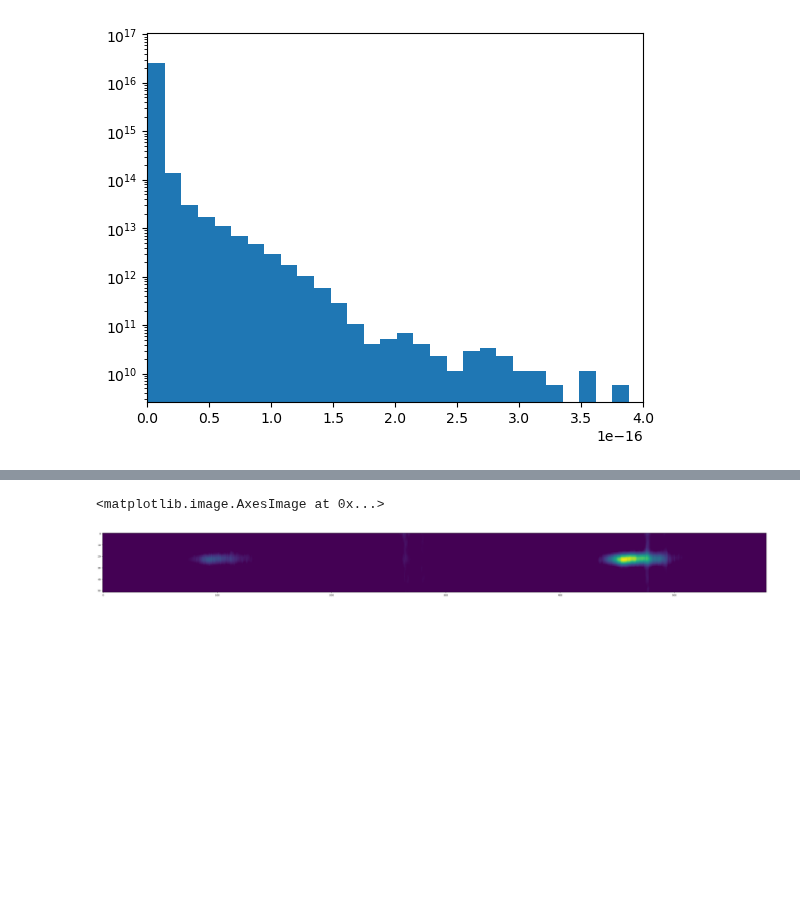
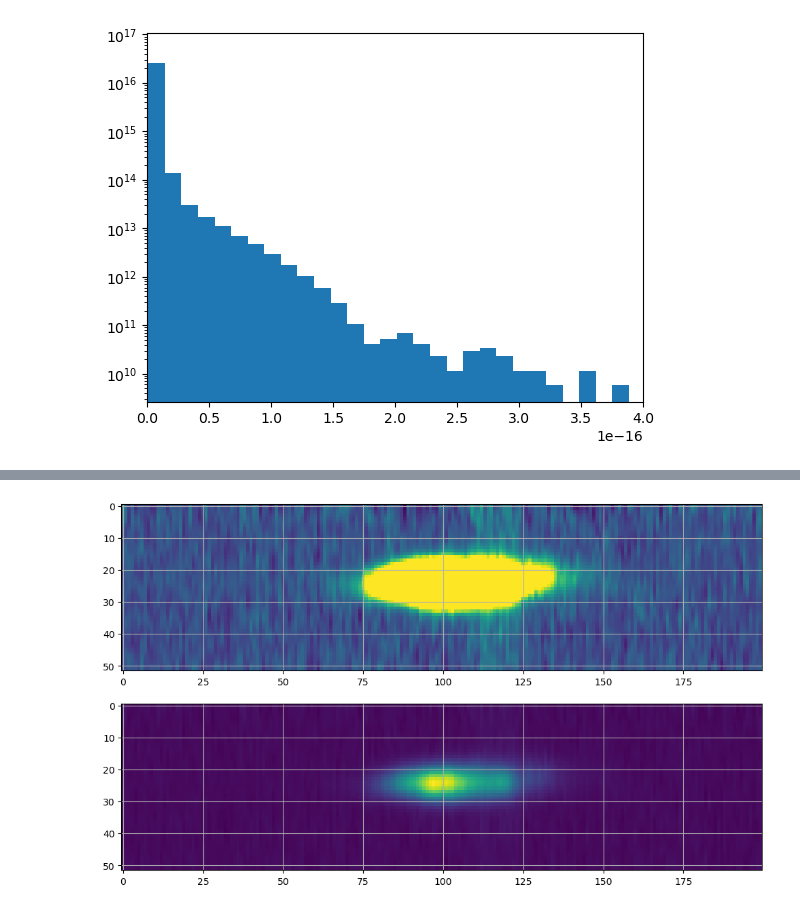
Before and after one commit to ixakalabadie/ViSL3D, a Jupyter notebook: create_3d_optical.ipynb, the cells around one changed output, grey strips where cells are left out. Saved outputs shown, nothing was run; the diff lists cells and outputs as text; code cells hidden in the pictures; blank space fills up the shorter version.

```diff
--- a/create_3d_optical.ipynb
+++ b/create_3d_optical.ipynb
@@ -74,12 +74,13 @@ HI_cube = HI_cube.unmasked_data[limz[0]:limz[1]+1,limy[0]:limy[1]+1,limx[0]:limx
 # Slice the data, transpose to (ra,dec,v) and flip axes if needed (see if step in FITS header is + or -)
 HI_cube = transpose(HI_cube, (dra,ddec,dv))
-# %%
-fig, ax = plt.subplots(figsize=(50,20))
-ax.imshow(HI_cube[29,:,:], vmin=1, vmax=14)
-#ax.set_xlim(1500,2100)
-# %% [output]
-<matplotlib.image.AxesImage at 0x...>
-[figure, removed]
+# %%
+fig, ax = plt.subplots(nrows=2,figsize=(30,7))
+ax[0].imshow(HI_cube[29,:,:200], vmax=0.5)
+ax[0].grid()
+ax[1].imshow(HI_cube[26,:,:200])
+ax[1].grid()
+# %% [output]
+[figure, added]
 # %%
 #MRB
 cube1 = np.empty(HI_cube.shape)
```
Also changed, not shown: parts of 19 cells of this notebook, 5 other files.
